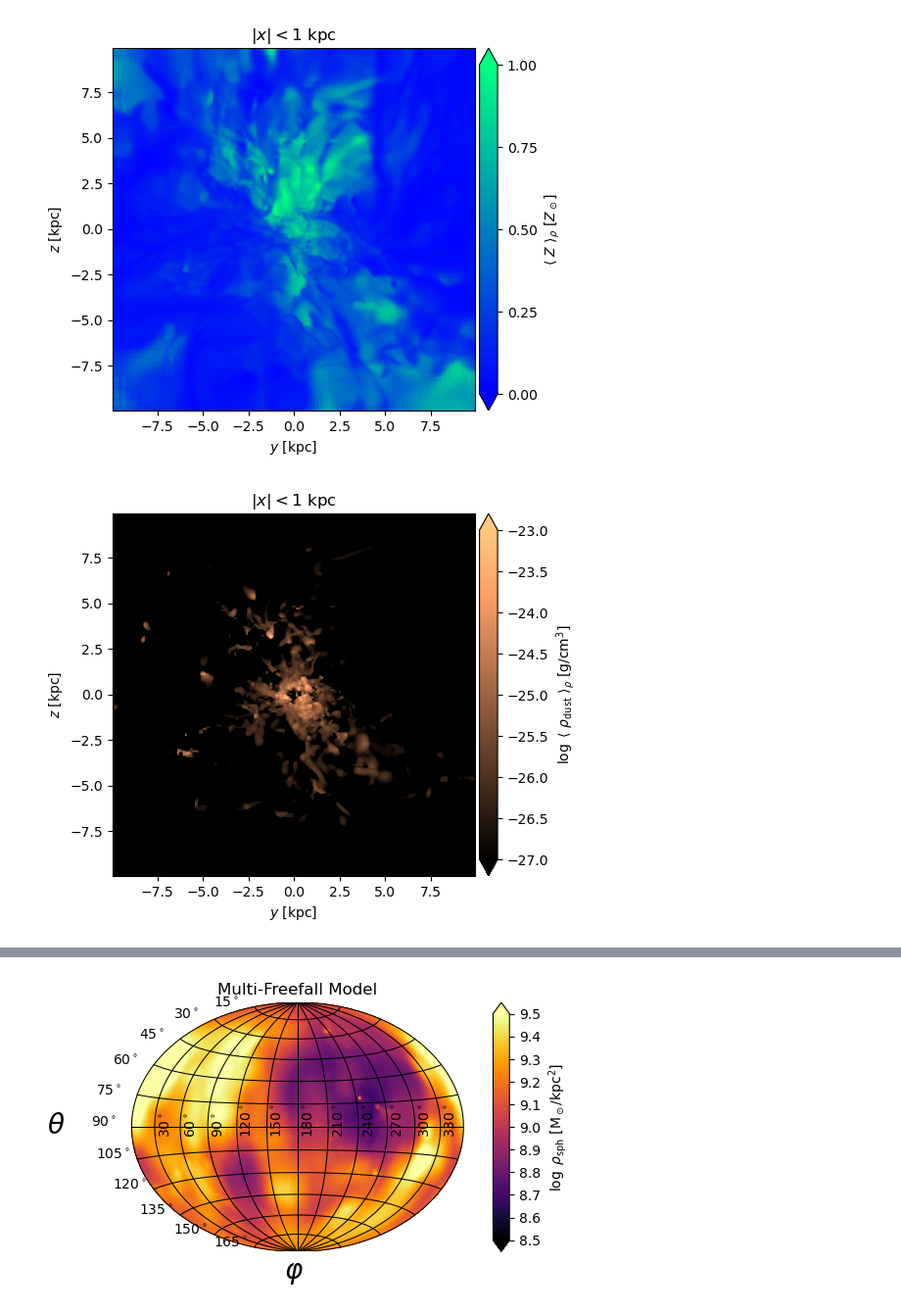
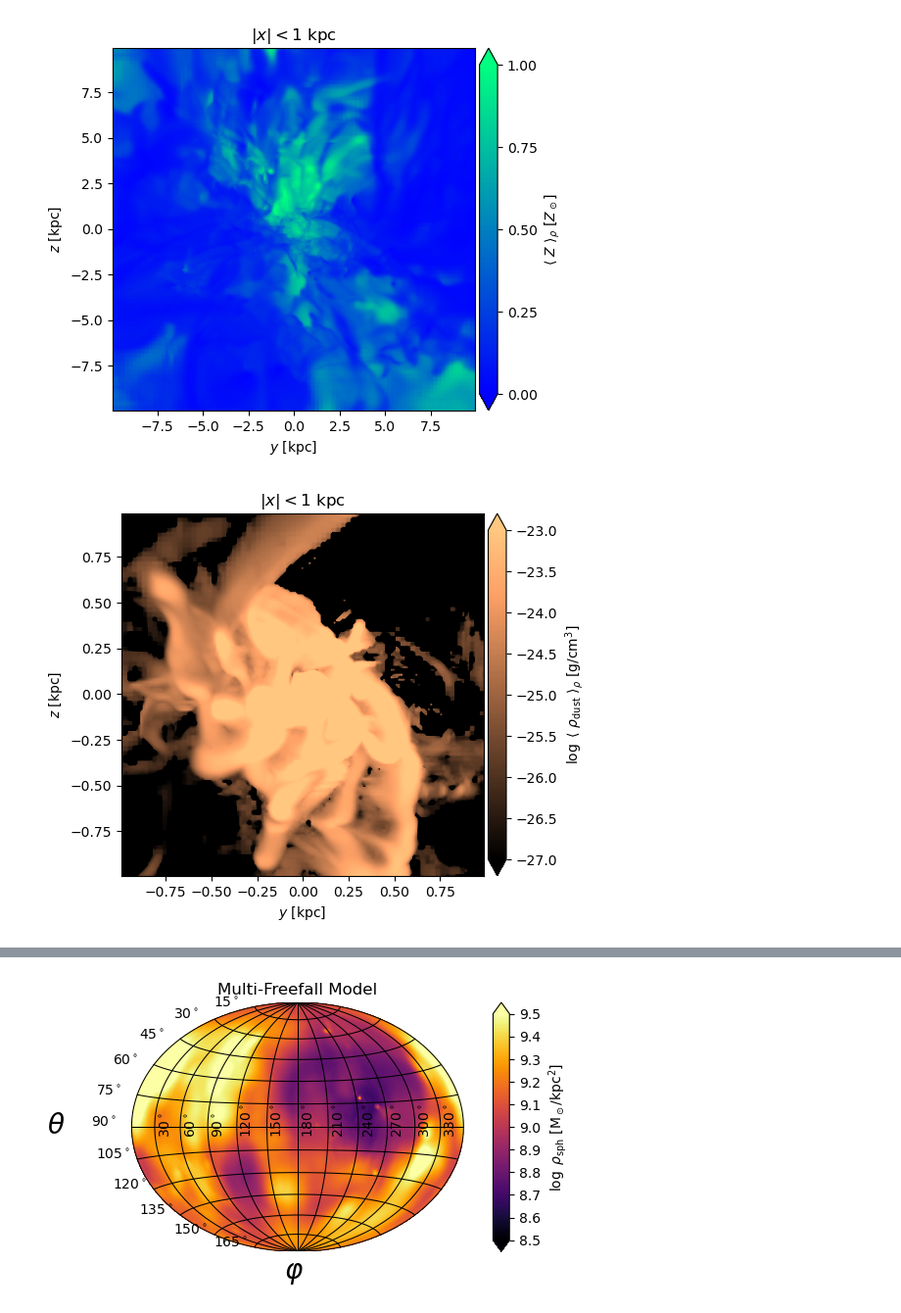
Before and after one commit to zandalman/RAMSES-analysis, a Jupyter notebook: analysis.ipynb, the cells around one changed output, grey strips where cells are left out. Shown at 98% size. Saved outputs shown, nothing was run; the diff lists cells and outputs as text; code cells hidden in the pictures.

```diff
--- a/analysis.ipynb
+++ b/analysis.ipynb
@@ -12,7 +15,7 @@ from sim import *
 #list_of_sim = [sim_eps0p01, sim_eps0p1, sim_eps1p0, sim_gas]
 #sim = sim_gas
 # %%
-sim = Sim(ALPHA_EPS0P1, "gridded_data_medium_lowres.npz", epsilon_SF=None)
+sim = Sim(ALPHA_EPS0P1, "gridded_data_small.npz", epsilon_SF=None)
 # %% [output]
 Moving to directory '/home/za9132/scratch/romain/alpha_eps0p1'.
 # %% [markdown]
@@ -143,12 +146,12 @@ sim.plot(sim.metallicity / const.Z_sol, (0, 1), avg=True, slice=slice, weight=si
 # %%
 slice = X
 slice_label = ["x", "y", "z"][slice]
 
-sim.plot_slice(sim.density_dust, (1e-27, 1e-23), avg=True, slice=slice, weight=sim.density, project=True, do_log=True, cmap='copper', cbar_label=r'$\log~\langle~\rho_{\rm dust}~\rangle_\rho$ [${\rm g/cm^{3}}$]', cbar_tick_increment=0.5, title=r'$|%s| < 1~{\rm kpc}$' % slice_label)
+sim.plot(sim.density_dust, (1e-27, 1e-23), avg=True, slice=slice, weight=sim.density, project=True, do_log=True, cmap='copper', cbar_label=r'$\log~\langle~\rho_{\rm dust}~\rangle_\rho$ [${\rm g/cm^{3}}$]', cbar_tick_increment=0.5, title=r'$|%s| < 1~{\rm kpc}$' % slice_label)
 
 # sim.save_fig("dust-proj-%s" % slice_label)
 # %% [output]
-[figure, old version]
+[figure, new version]
 # %%
 n_H_sph = sim.interp_to_sph(sim.n_H)
 N_H = np.sum(n_H_sph * sim.dx_sph[R], axis=R)
```
Also changed, not shown: parts of 9 cells of this notebook, 3 other files.
